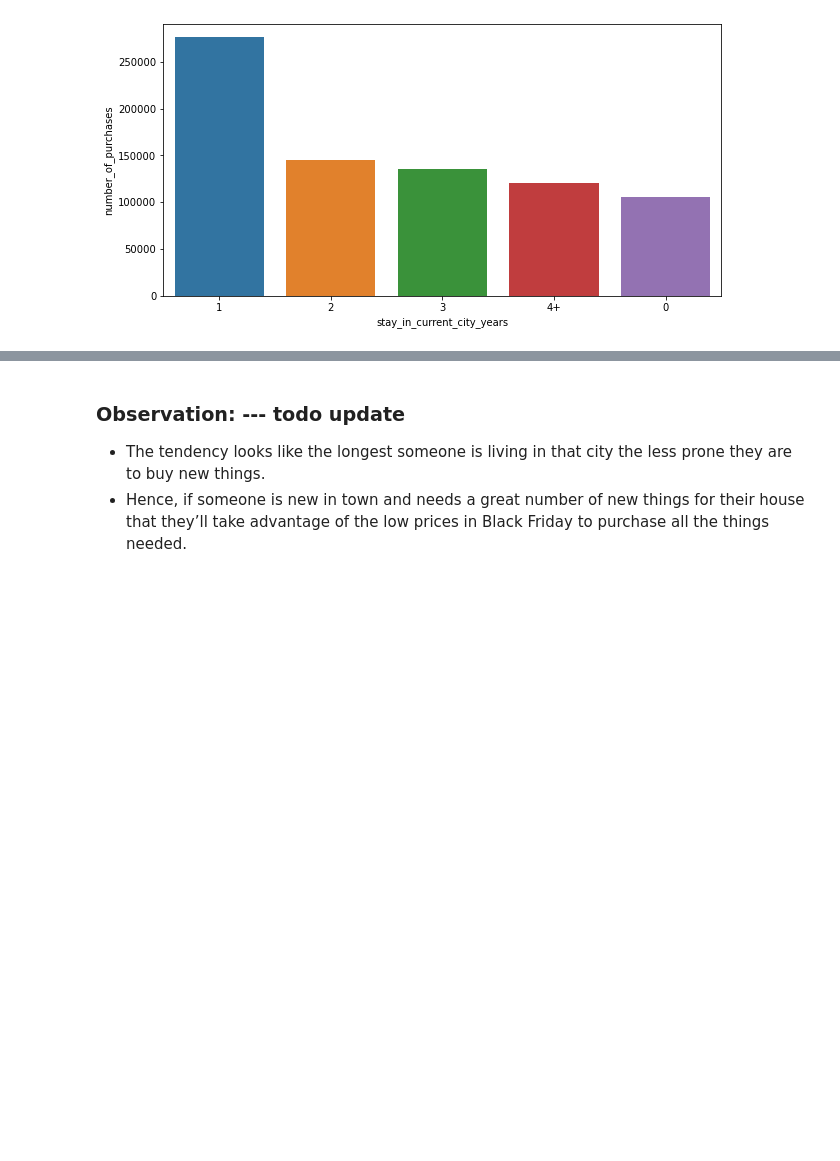
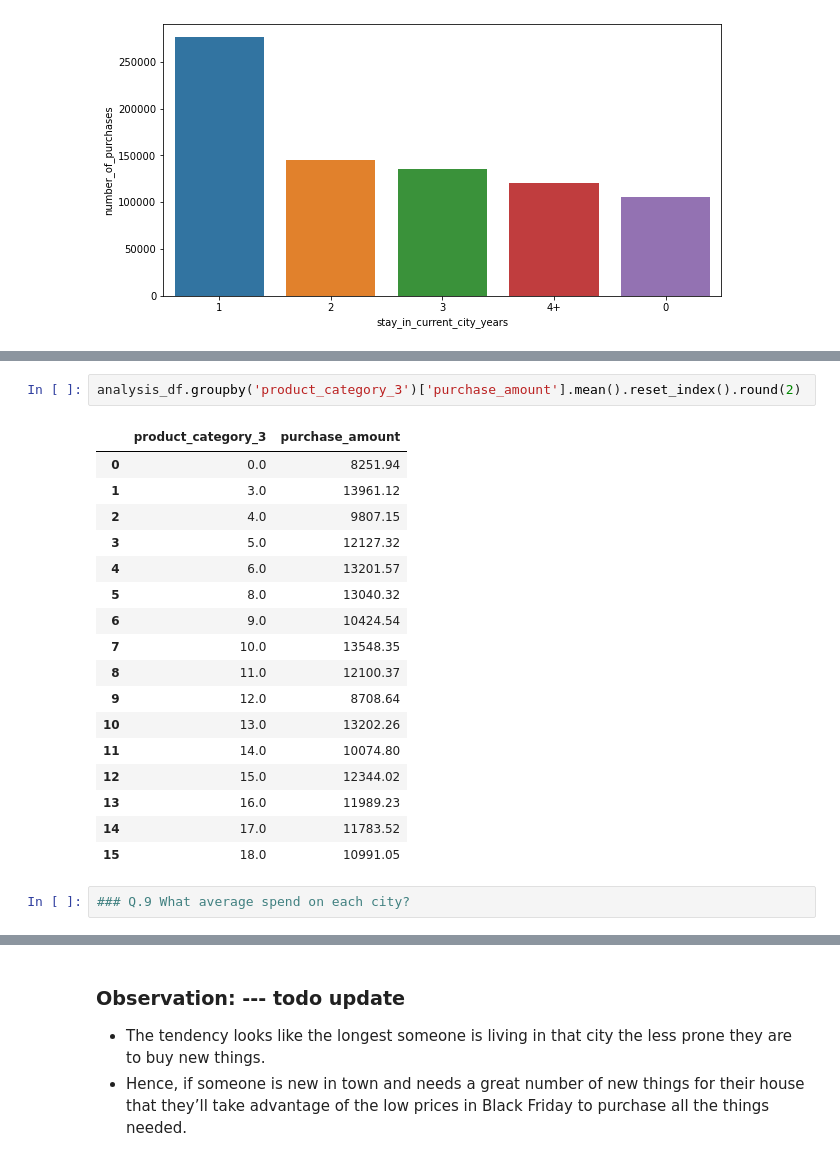
Before and after one commit to kirandhasade/Black_Friday_Analysis, a Jupyter notebook: Black friday.ipynb, the cells around one changed output, grey strips where cells are left out. Drawn from its saved outputs; the diff is of its cells as text; blank space fills up the shorter version.

```diff
--- a/Black friday.ipynb
+++ b/Black friday.ipynb
@@ -478,0 +470,22 @@ analysis_df.nlargest(10, 'purchase_amount').product_id.reset_index()
+# %%
+analysis_df.groupby('product_category_3')['purchase_amount'].mean().reset_index().round(2)
+# %% [output]
+|  | product_category_3 | purchase_amount |
+| 0 | 0.0 | 8251.94 |
+| 1 | 3.0 | 13961.12 |
+| 2 | 4.0 | 9807.15 |
+| 3 | 5.0 | 12127.32 |
+| 4 | 6.0 | 13201.57 |
+| 5 | 8.0 | 13040.32 |
+| 6 | 9.0 | 10424.54 |
+| 7 | 10.0 | 13548.35 |
+| 8 | 11.0 | 12100.37 |
+| 9 | 12.0 | 8708.64 |
+| 10 | 13.0 | 13202.26 |
+| 11 | 14.0 | 10074.80 |
+| 12 | 15.0 | 12344.02 |
+| 13 | 16.0 | 11989.23 |
+| 14 | 17.0 | 11783.52 |
+| 15 | 18.0 | 10991.05 |
+# %%
+### Q.9 What average spend on each city?
```
Also changed, not shown: parts of 69 cells of this notebook.
